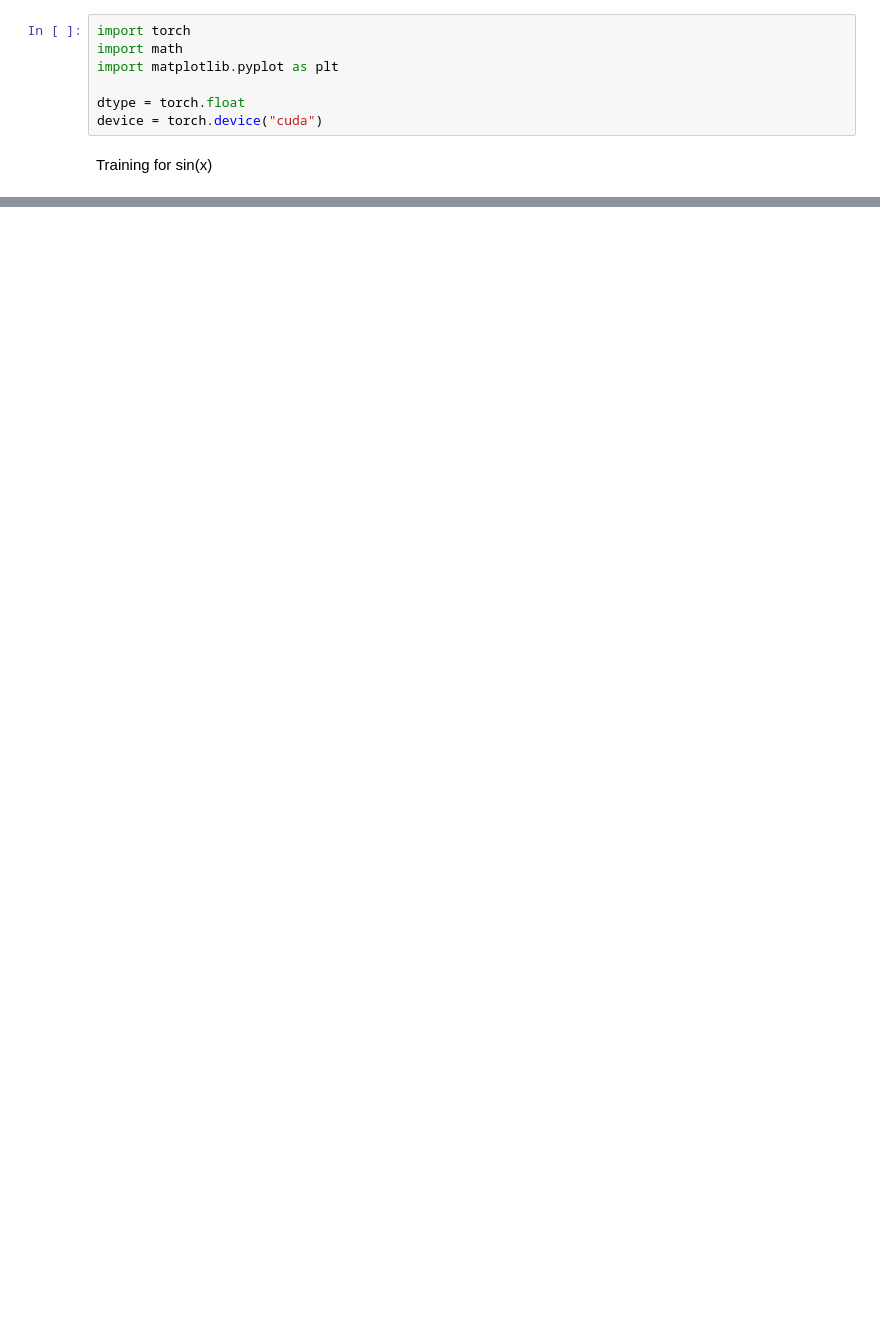
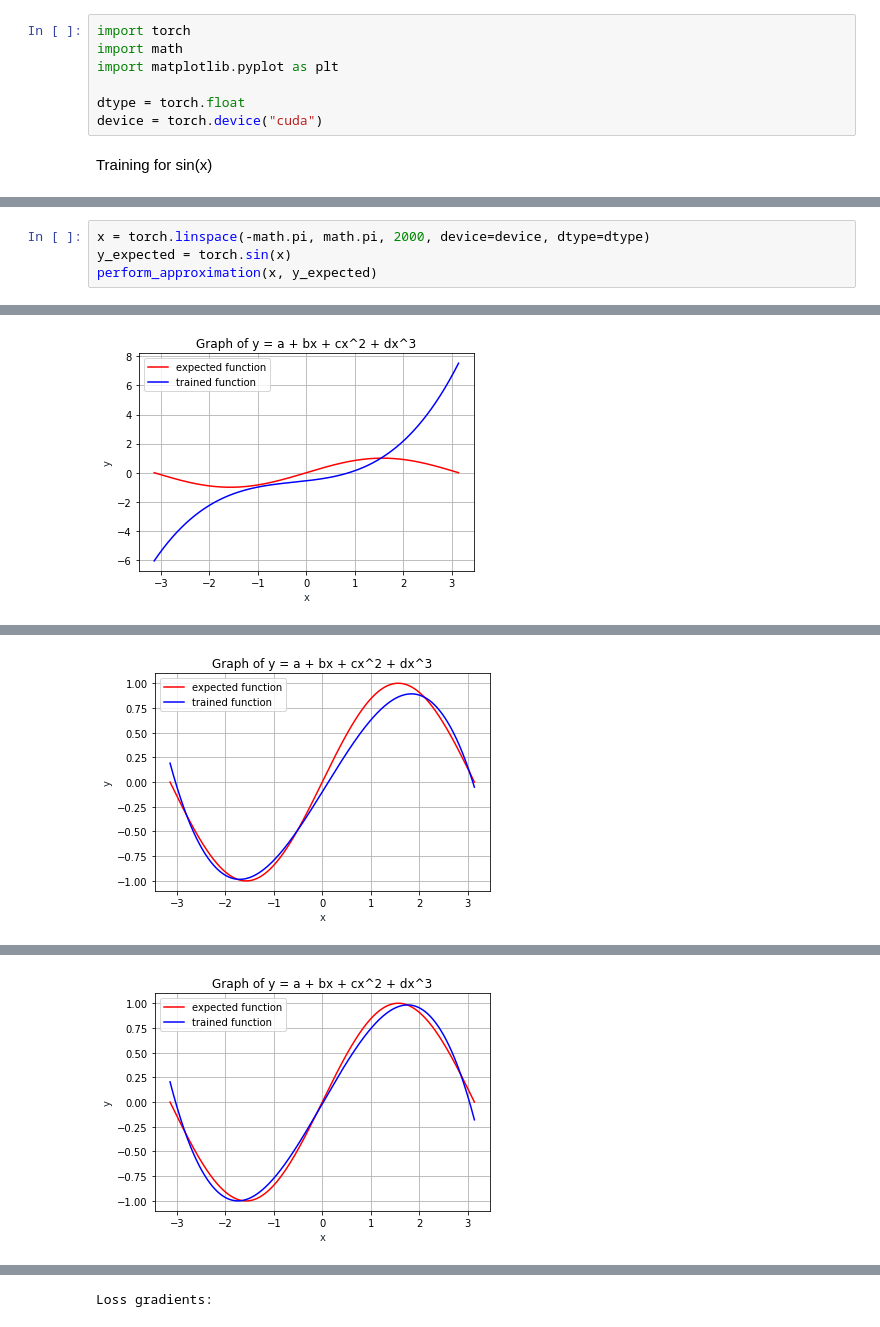
Before and after one commit to MGrgat1/deep_learning_in_google_colab, a Jupyter notebook: lab3.ipynb, the cells around one changed output, grey strips where cells are left out. Drawn from its saved outputs; the diff is of its cells as text; blank space fills up the shorter version.

```diff
--- a/lab3.ipynb
+++ b/lab3.ipynb
@@ -433,0 +144,5 @@ Iteration: 5000, loss:  76.2938232421875, loss_delta: 0.0
+# %%
+x = torch.linspace(-math.pi, math.pi, 2000, device=device, dtype=dtype)
+y_expected = torch.sin(x)
+perform_approximation(x, y_expected)
+# %% [output]
@@ -433,0 +151 @@ Iteration: 5000, loss:  76.2938232421875, loss_delta: 0.0
+[figure, added]
@@ -433,0 +153 @@ Iteration: 5000, loss:  76.2938232421875, loss_delta: 0.0
+[figure, added]
@@ -433,0 +155 @@ Iteration: 5000, loss:  76.2938232421875, loss_delta: 0.0
+[figure, added]
@@ -433,0 +167 @@ Iteration: 5000, loss:  76.2938232421875, loss_delta: 0.0
+Loss gradients:
```
Also changed, not shown: parts of 7 cells of this notebook.
